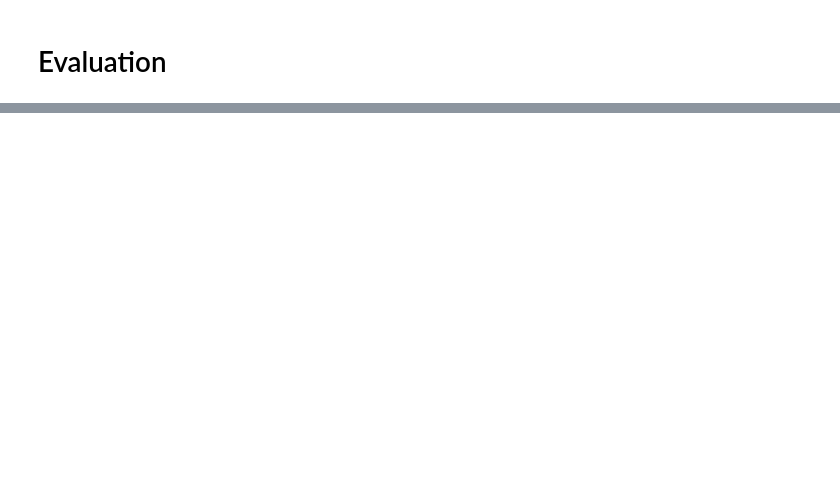
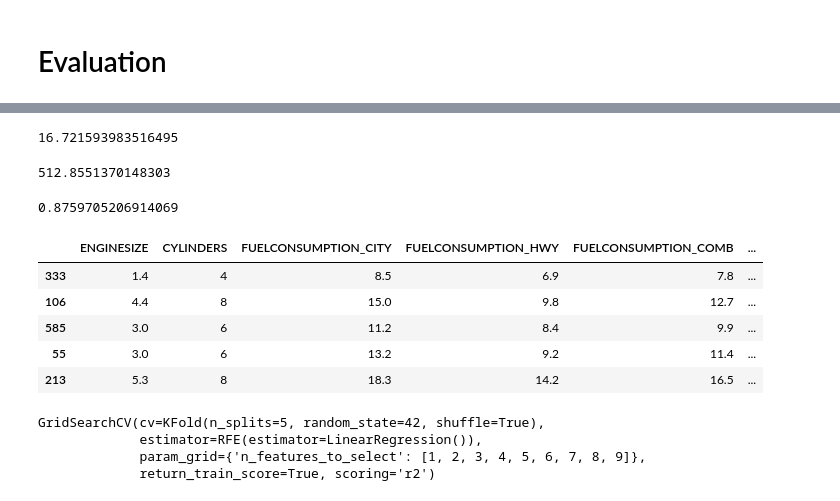
Before and after one commit to chang99729/py34sa3l2, a Jupyter notebook: Lecture 02/Linear Regression.ipynb, the cells around one changed output, grey strips where cells are left out. Saved outputs shown, nothing was run; the diff lists cells and outputs as text; code cells hidden in the pictures; blank space fills up the shorter version.

```diff
--- a/Lecture 02/Linear Regression.ipynb
+++ b/Lecture 02/Linear Regression.ipynb
@@ -262,0 +395,12 @@ mean_absolute_error, mean_squared_error, r2_score
+# %%
+mean_absolute_error(y_test,y_pred2)
+# %% [output]
+16.721593983516495
+# %%
+mean_squared_error(y_test,y_pred2)
+# %% [output]
+512.8551370148303
+# %%
+r2_score(y_test,y_pred2)
+# %% [output]
+0.8759705206914069
@@ -262,0 +414,23 @@ mean_absolute_error, mean_squared_error, r2_score
+# %%
+X_train.head()
+# %% [output]
+|  | ENGINESIZE | CYLINDERS | FUELCONSUMPTION_CITY | FUELCONSUMPTION_HWY | FUELCONSUMPTION_COMB | ... |
+| 333 | 1.4 | 4 | 8.5 | 6.9 | 7.8 | ... |
+| 106 | 4.4 | 8 | 15.0 | 9.8 | 12.7 | ... |
+| 585 | 3.0 | 6 | 11.2 | 8.4 | 9.9 | ... |
+| 55 | 3.0 | 6 | 13.2 | 9.2 | 11.4 | ... |
+| 213 | 5.3 | 8 | 18.3 | 14.2 | 16.5 | ... |
+# %%
+param = {'n_features_to_select':list(range(1,10))}
+
+lm = LinearRegression()
+lm.fit(X_train,y_train)
+rfe = RFE(lm)
+
+model_cv = GridSearchCV(estimator = rfe, param_grid = param, scoring='r2', cv = folds, return_train_score=True)
+model_cv.fit(X_train,y_train)
+# %% [output]
+GridSearchCV(cv=KFold(n_splits=5, random_state=42, shuffle=True),
+             estimator=RFE(estimator=LinearRegression()),
+             param_grid={'n_features_to_select': [1, 2, 3, 4, 5, 6, 7, 8, 9]},
+             return_train_score=True, scoring='r2')
```
Also changed, not shown: parts of 31 cells of this notebook.
